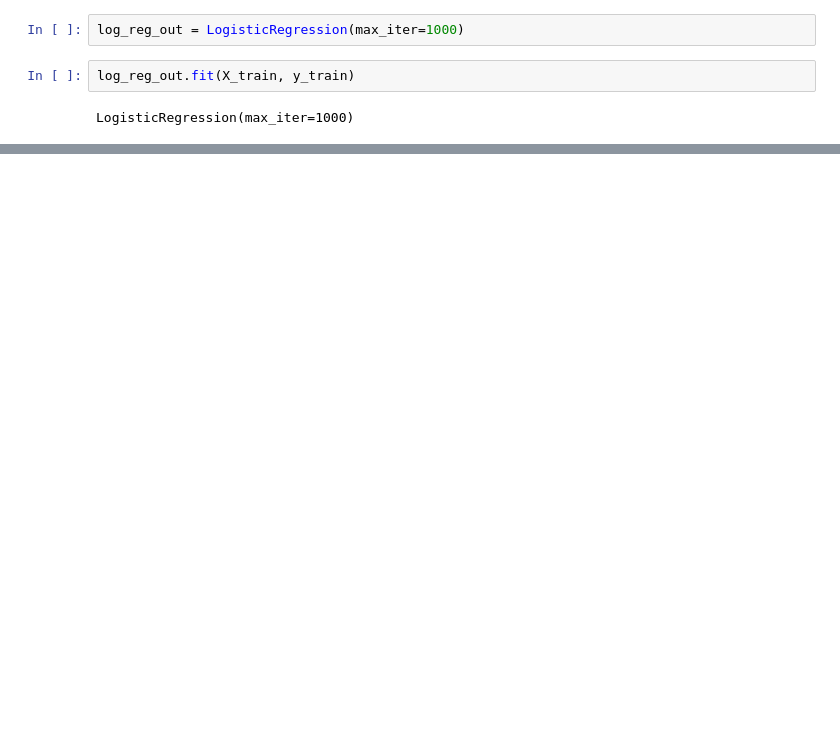
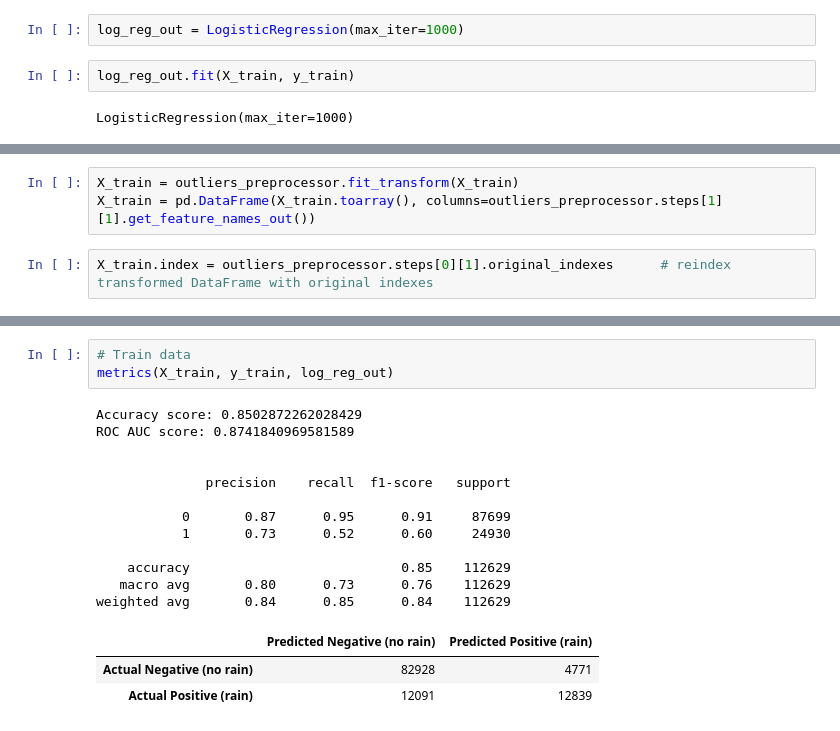
Before and after one commit to TomaszWasilewski/Predict-rain-in-Australia, a Jupyter notebook: rain_in_australia.ipynb, the cells around one changed output, grey strips where cells are left out. Saved outputs shown, nothing was run; the diff lists cells and outputs as text; blank space fills up the shorter version.

```diff
--- a/rain_in_australia.ipynb
+++ b/rain_in_australia.ipynb
@@ -1090,0 +1119,5 @@ weighted avg       0.85      0.87      0.84     58139
+# %%
+X_train = outliers_preprocessor.fit_transform(X_train)
+X_train = pd.DataFrame(X_train.toarray(), columns=outliers_preprocessor.steps[1][1].get_feature_names_out())
+# %%
+X_train.index = outliers_preprocessor.steps[0][1].original_indexes      # reindex transformed DataFrame with original indexes
@@ -1090,0 +1154,19 @@ weighted avg       0.85      0.87      0.84     58139
+# %%
+# Train data
+metrics(X_train, y_train, log_reg_out)
+# %% [output]
+Accuracy score: 0.8502872262028429
+ROC AUC score: 0.8741840969581589
+
+
+              precision    recall  f1-score   support
+
+           0       0.87      0.95      0.91     87699
+           1       0.73      0.52      0.60     24930
+
+    accuracy                           0.85    112629
+   macro avg       0.80      0.73      0.76    112629
+weighted avg       0.84      0.85      0.84    112629
+|  | Predicted Negative (no rain) | Predicted Positive (rain) |
+| Actual Negative (no rain) | 82928 | 4771 |
+| Actual Positive (rain) | 12091 | 12839 |
```
Also changed, not shown: parts of 36 cells of this notebook.
